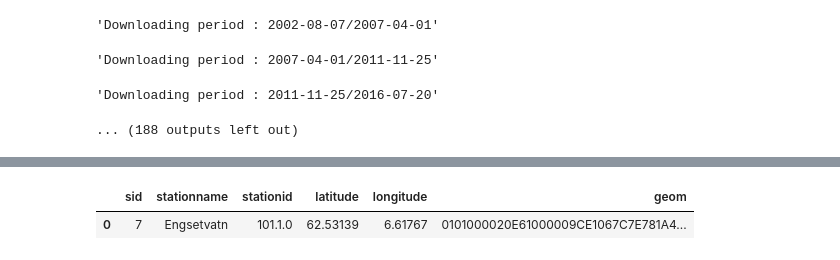
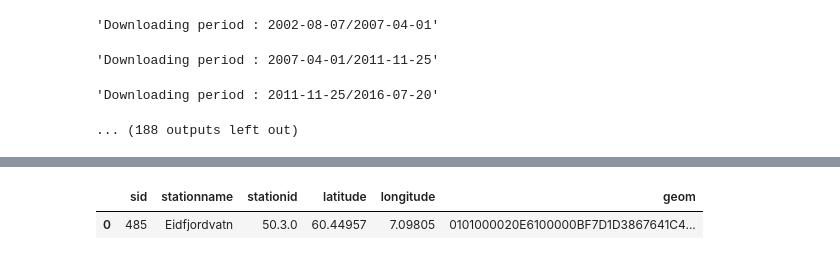
Before and after one commit to Lecheps/catchCan_tools, a Jupyter notebook: get_nve_data.ipynb, the cells around one changed output, grey strips where cells are left out. Saved outputs shown, nothing was run; the diff lists cells and outputs as text; code cells hidden in the pictures.

```diff
--- a/get_nve_data.ipynb
+++ b/get_nve_data.ipynb
@@ -566,5 +522,5 @@ for i in range(10):
 # %%
-display(query('''select * from nveq.stations where stationid = '101.1.0'  '''))
+display(query('''select * from nveq.stations where stationid = '50.3.0';  '''))
 # %% [output]
 |  | sid | stationname | stationid | latitude | longitude | geom |
-| 0 | 7 | Engsetvatn | 101.1.0 | 62.53139 | 6.61767 | 0101000020E61000009CE1067C7E781A4... |
+| 0 | 485 | Eidfjordvatn | 50.3.0 | 60.44957 | 7.09805 | 0101000020E6100000BF7D1D3867641C4... |
```
Also changed, not shown: parts of 9 cells of this notebook, 3 other files.
